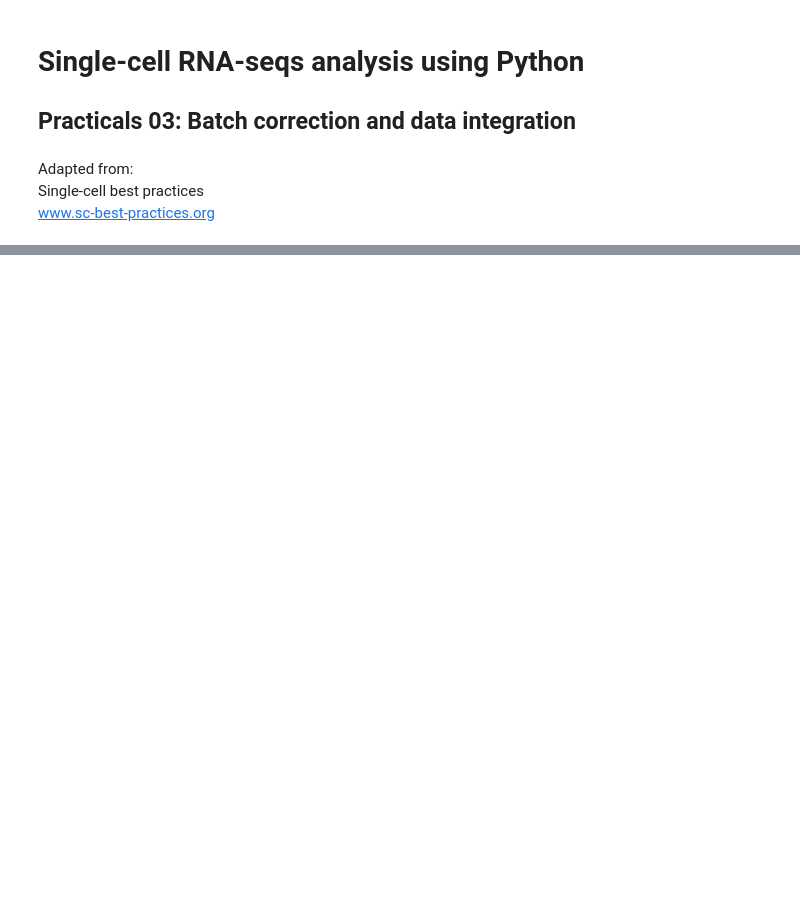
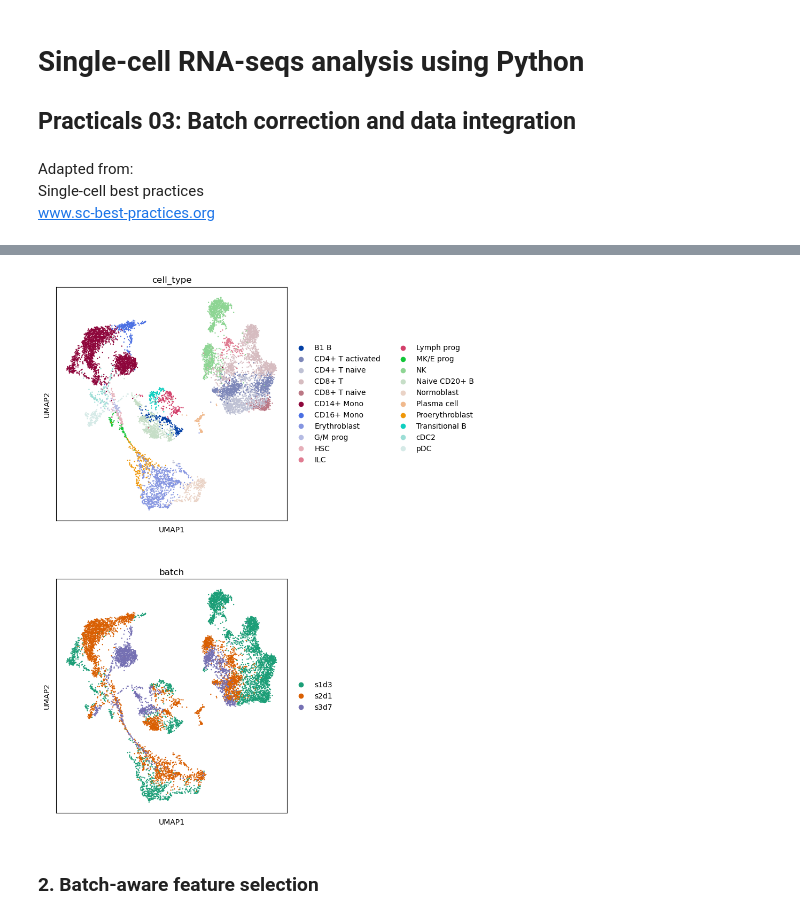
Before and after one commit to Functional-Genomics/scrnaseq_python_2023, a Jupyter notebook: practicals/practicals_03.ipynb, the cells around one changed output, grey strips where cells are left out. Drawn from its saved outputs; the diff is of its cells as text; code cells hidden in the pictures; blank space fills up the shorter version.

```diff
--- a/practicals/practicals_03.ipynb
+++ b/practicals/practicals_03.ipynb
@@ -44,0 +54,3 @@ adata_raw
+# %%
+# set raw counts as the main matrix
+adata_raw.X = adata_raw.layers['counts']
@@ -59,0 +125,7 @@ adata
+# %%
+# standard analysis without considering batch
+
+adata.X = adata.layers["counts"].copy()
+sc.pp.normalize_total(adata)
+sc.pp.log1p(adata)
+adata.layers["logcounts"] = adata.X.copy()
@@ -59,0 +147,14 @@ adata
+# %%
+adata.uns[batch_key + "_colors"] = [
+    "#1b9e77",
+    "#d95f02",
+    "#7570b3",
+]  # Set custom colours for batches
+# %%
+matplotlib.rcParams['figure.figsize'] = [3, 6]
+# %%
+sc.pl.umap(adata, color=[label_key, batch_key], wspace=1, ncols=1)
+# %% [output]
+[figure, added]
+# %% [markdown]
+### 2. Batch-aware feature selection
```
Also changed, not shown: parts of 51 cells of this notebook.
